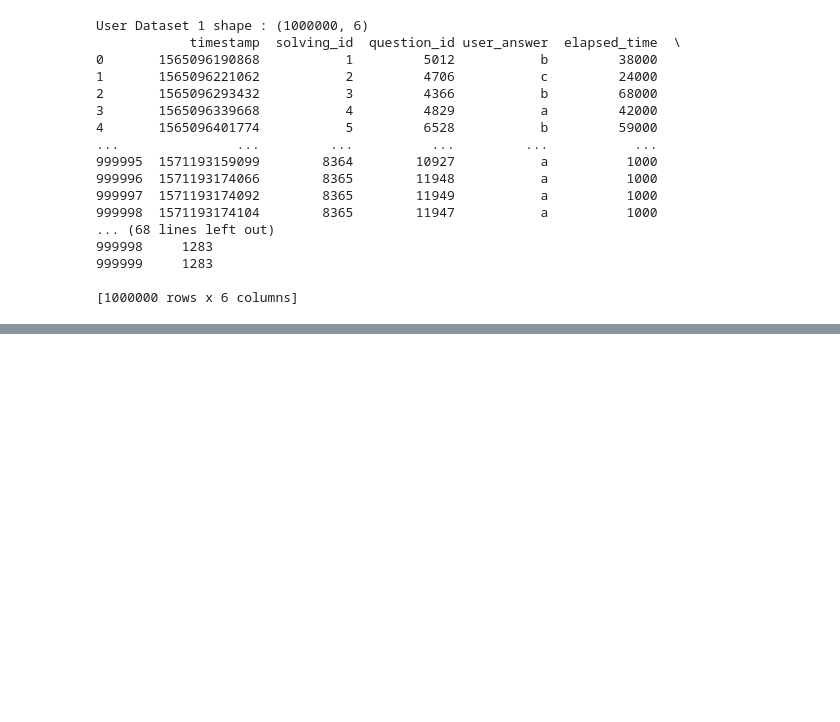
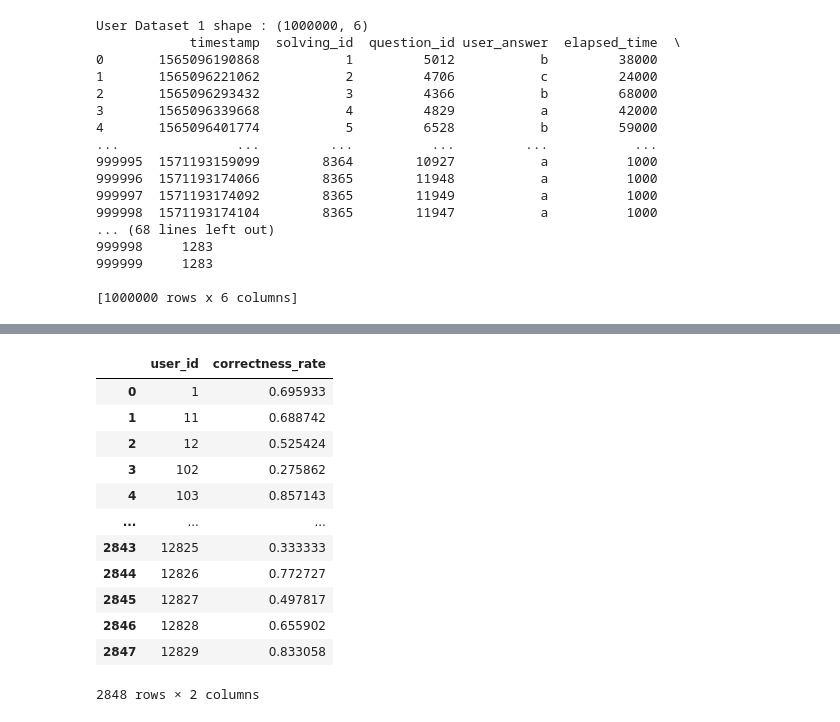
Before and after one commit to choycoy/final_project, a Jupyter notebook: prediction.ipynb, the cells around one changed output, grey strips where cells are left out. Saved outputs shown, nothing was run; the diff lists cells and outputs as text; code cells hidden in the pictures; blank space fills up the shorter version.

```diff
--- a/prediction.ipynb
+++ b/prediction.ipynb
@@ -55,0 +143,18 @@ User Dataset 1 shape : (1000000, 6)
+# %%
+correctness_rate = df.groupby('user_id')['is_correct'].mean().reset_index()
+correctness_rate.rename(columns={'is_correct': 'correctness_rate'}, inplace=True)
+correctness_rate
+# %% [output]
+|  | user_id | correctness_rate |
+| 0 | 1 | 0.695933 |
+| 1 | 11 | 0.688742 |
+| 2 | 12 | 0.525424 |
+| 3 | 102 | 0.275862 |
+| 4 | 103 | 0.857143 |
+| ... | ... | ... |
+| 2843 | 12825 | 0.333333 |
+| 2844 | 12826 | 0.772727 |
+| 2845 | 12827 | 0.497817 |
+| 2846 | 12828 | 0.655902 |
+| 2847 | 12829 | 0.833058 |
+2848 rows × 2 columns
```
Also changed, not shown: parts of 19 cells of this notebook.
